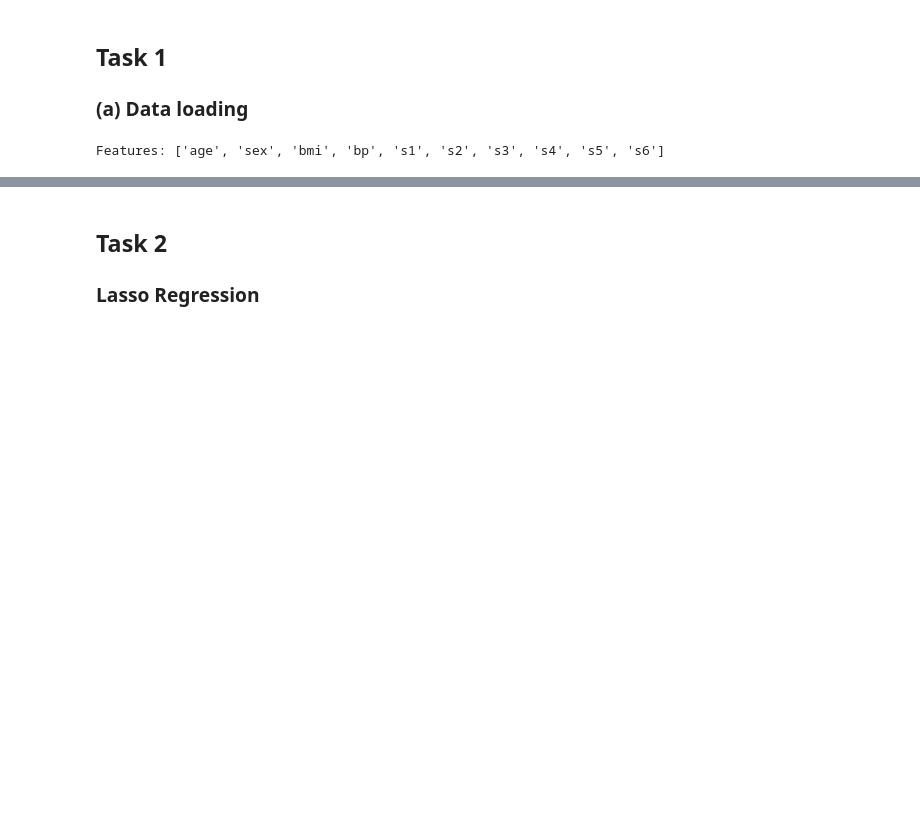
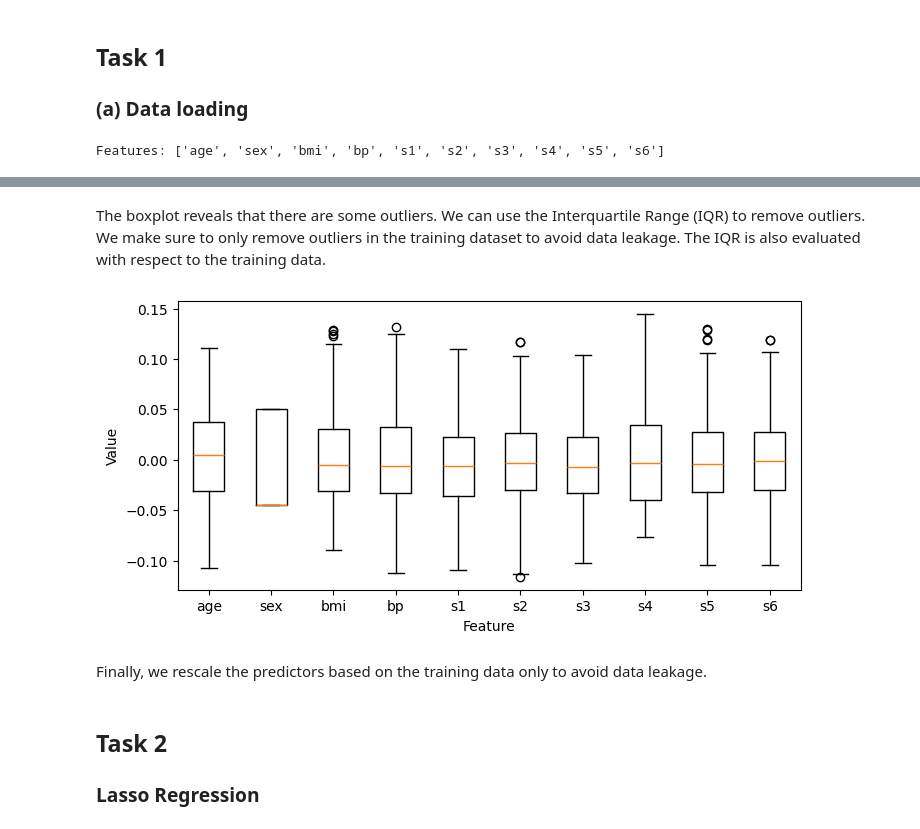
Before and after one commit to MathiasD-P/ECSE_551_A1, a Jupyter notebook: regression.ipynb, the cells around one changed output, grey strips where cells are left out. Drawn from its saved outputs; the diff is of its cells as text; code cells hidden in the pictures; blank space fills up the shorter version.

```diff
--- a/regression.ipynb
+++ b/regression.ipynb
@@ -74,0 +137,30 @@ plt.show()
+# %% [markdown]
+The boxplot reveals that there are some outliers. We can use the Interquartile Range (IQR) to remove outliers. We make sure to only remove outliers in the training dataset to avoid data leakage. The IQR is also evaluated with respect to the training data.
+# %%
+# calculate IQR based on training data
+Q1 = np.percentile(X_reg_train, 25, axis=0)
+Q3 = np.percentile(X_reg_train, 75, axis=0)
+IQR = Q3 - Q1
+
+# define outlier bounds
+lower_bound = Q1 - 1.5 * IQR
+upper_bound = Q3 + 1.5 * IQR
+
+# identify outliers (remove sample if ANY feature is outside bounds)
+outlier_mask = np.any((X_reg_train < lower_bound) | (X_reg_train > upper_bound), axis=1)
+
+# remove outliers from training data
+X_reg_train_clean = X_reg_train[~outlier_mask]
+y_reg_train = y_reg_train[~outlier_mask]
+
+# boxplot of each the predictors with outliers removed
+plt.figure(figsize=(7.25, 7.25/2))
+plt.boxplot(X_reg_train_clean, vert=True, tick_labels=diabetes.feature_names)
+plt.xlabel("Feature")
+plt.ylabel("Value")
+plt.tight_layout()
+plt.show()
+# %% [output]
+[figure, added]
+# %% [markdown]
+Finally, we rescale the predictors based on the training data only to avoid data leakage.
```
Also changed, not shown: parts of 16 cells of this notebook.
